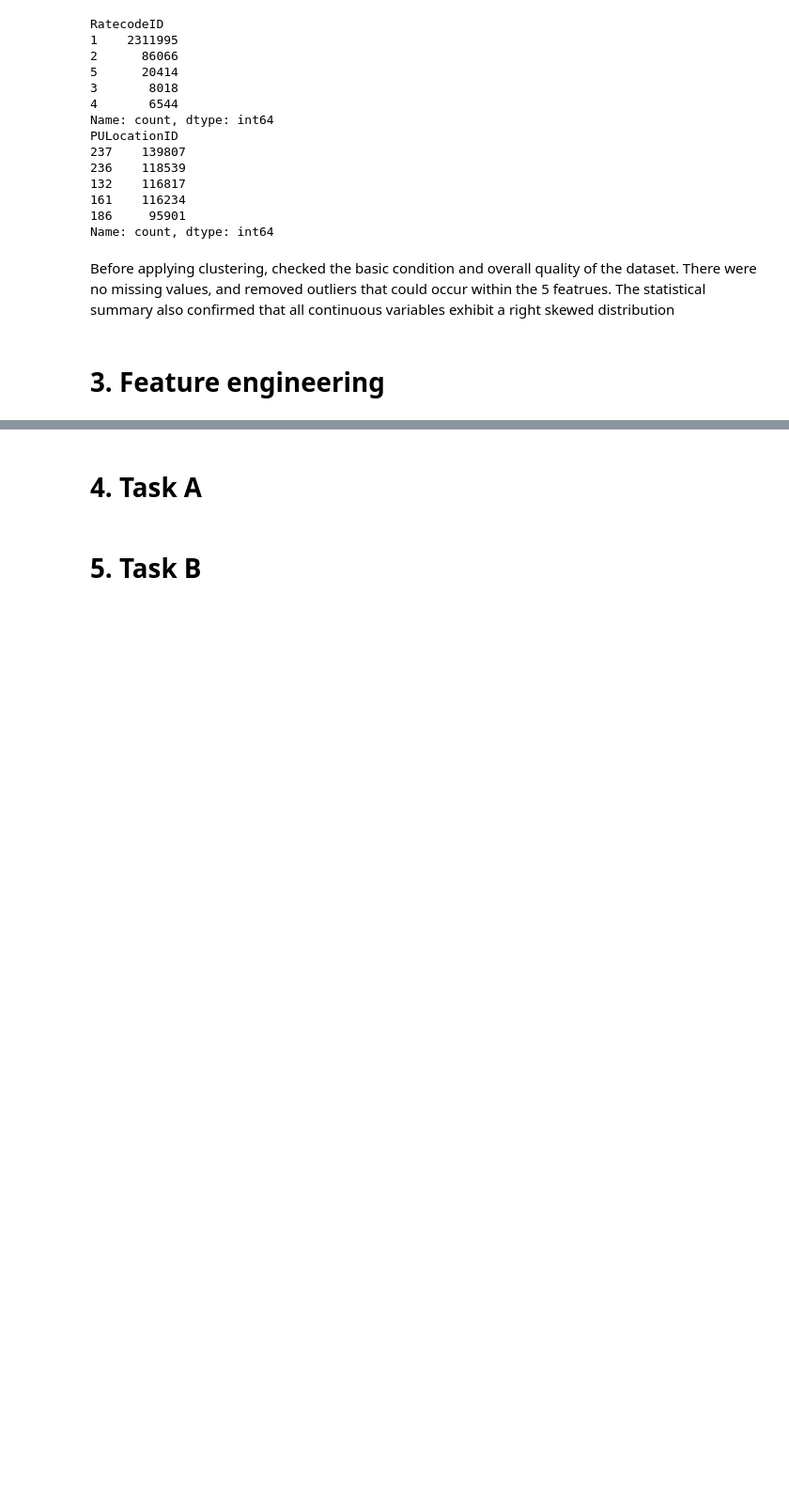
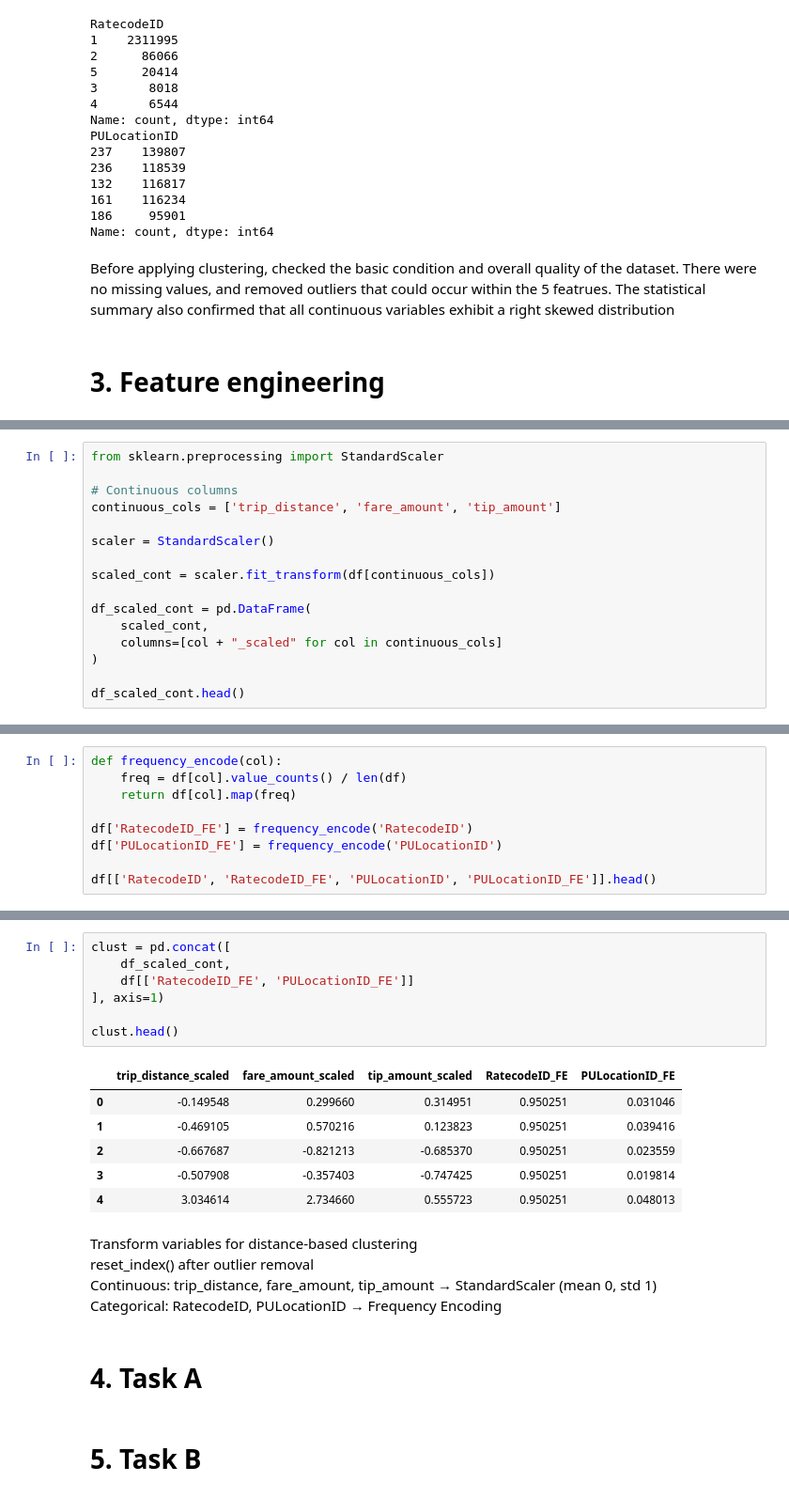
Before and after one commit to aprilgozib/machine_learning, a Jupyter notebook: notebooks/clustering_taxi.ipynb, the cells around one changed output, grey strips where cells are left out. Shown at 94% size. Saved outputs shown, nothing was run; the diff lists cells and outputs as text; blank space fills up the shorter version.

```diff
--- a/notebooks/clustering_taxi.ipynb
+++ b/notebooks/clustering_taxi.ipynb
@@ -110,0 +122,16 @@ The statistical summary also confirmed that all continuous variables exhibit a r
+# %%
+from sklearn.preprocessing import StandardScaler
+
+# Continuous columns
+continuous_cols = ['trip_distance', 'fare_amount', 'tip_amount']
+
+scaler = StandardScaler()
+
+scaled_cont = scaler.fit_transform(df[continuous_cols])
+
+df_scaled_cont = pd.DataFrame(
+    scaled_cont,
+    columns=[col + "_scaled" for col in continuous_cols]
+)
+
+df_scaled_cont.head()
@@ -110,0 +157,9 @@ The statistical summary also confirmed that all continuous variables exhibit a r
+# %%
+def frequency_encode(col):
+    freq = df[col].value_counts() / len(df)
+    return df[col].map(freq)
+
+df['RatecodeID_FE'] = frequency_encode('RatecodeID')
+df['PULocationID_FE'] = frequency_encode('PULocationID')
+
+df[['RatecodeID', 'RatecodeID_FE', 'PULocationID', 'PULocationID_FE']].head()
@@ -111,3 +173,22 @@ The statistical summary also confirmed that all continuous variables exhibit a r
+# %%
+clust = pd.concat([
+    df_scaled_cont,
+    df[['RatecodeID_FE', 'PULocationID_FE']]
+], axis=1)
+
+clust.head()
+# %% [output]
+|  | trip_distance_scaled | fare_amount_scaled | tip_amount_scaled | RatecodeID_FE | PULocationID_FE |
+| 0 | -0.149548 | 0.299660 | 0.314951 | 0.950251 | 0.031046 |
+| 1 | -0.469105 | 0.570216 | 0.123823 | 0.950251 | 0.039416 |
+| 2 | -0.667687 | -0.821213 | -0.685370 | 0.950251 | 0.023559 |
+| 3 | -0.507908 | -0.357403 | -0.747425 | 0.950251 | 0.019814 |
+| 4 | 3.034614 | 2.734660 | 0.555723 | 0.950251 | 0.048013 |
+# %% [markdown]
+Transform variables for distance-based clustering
+reset_index() after outlier removal
+Continuous: trip_distance, fare_amount, tip_amount → StandardScaler (mean 0, std 1)
+Categorical: RatecodeID, PULocationID → Frequency Encoding
 # %% [markdown]
 # 4. Task A
 # %% [markdown]
```
Also changed, not shown: parts of 5 cells of this notebook.
